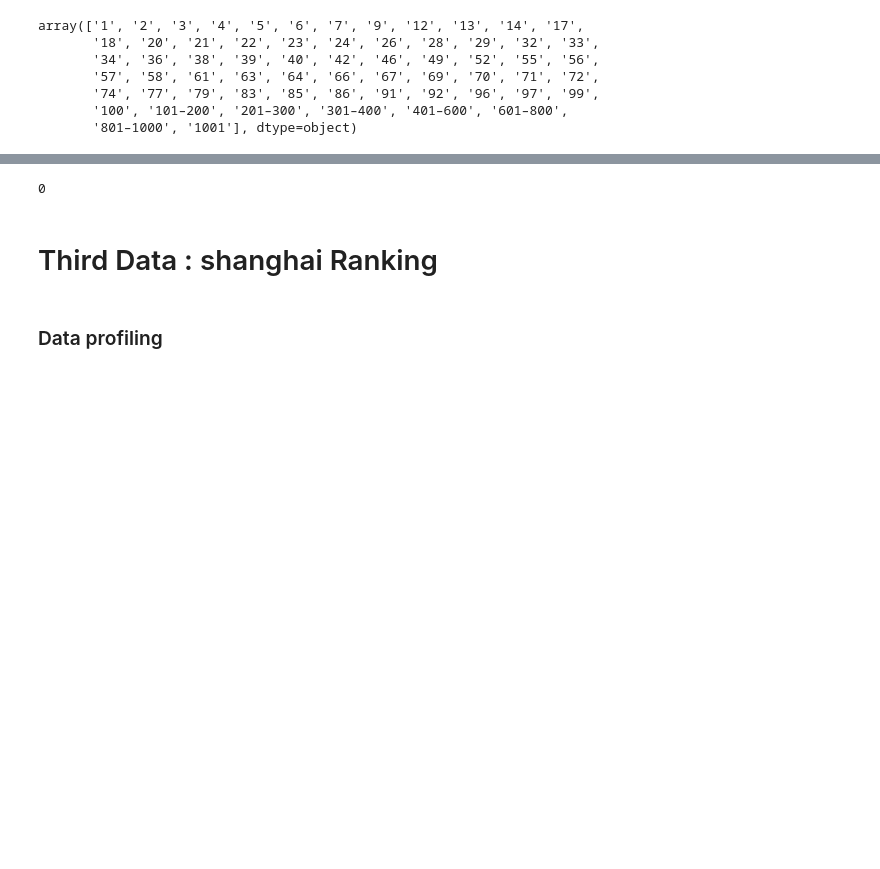
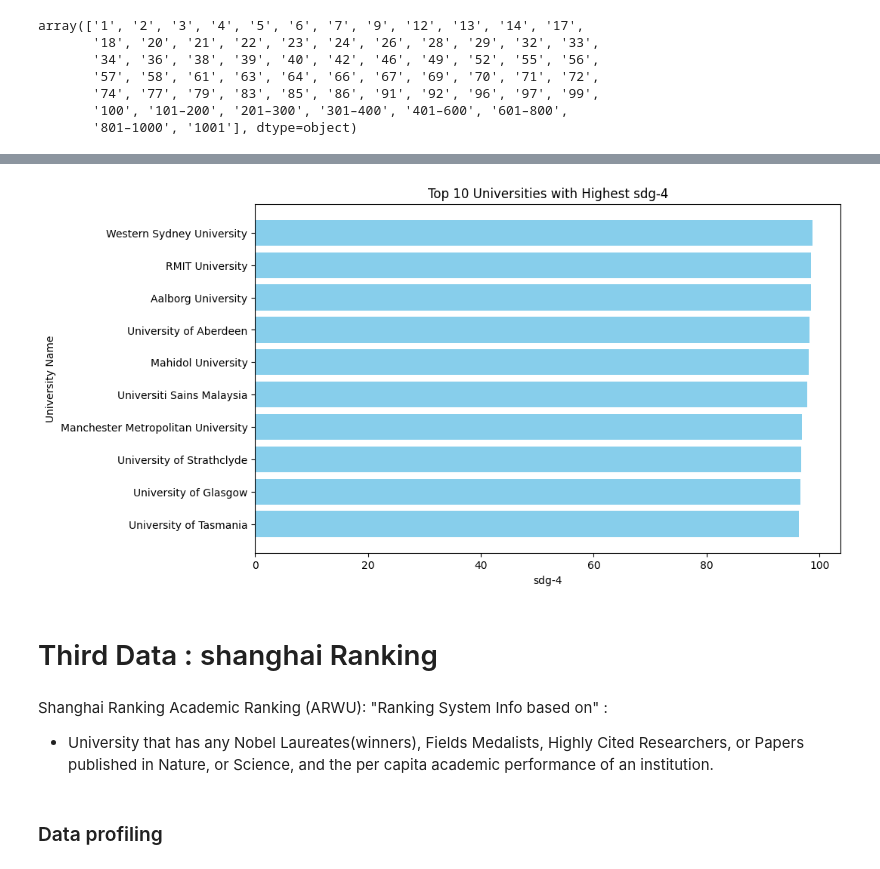
Before and after one commit to raseel4/Data_analysis_project_2, a Jupyter notebook: Project_2.ipynb, the cells around one changed output, grey strips where cells are left out. Drawn from its saved outputs; the diff is of its cells as text; code cells hidden in the pictures; blank space fills up the shorter version.

```diff
--- a/Project_2.ipynb
+++ b/Project_2.ipynb
@@ -606,0 +970,9 @@ memory usage: 273.6+ KB
+# %%
+# Calculate the correlation coefficient
+df_THE['new sdg-4'] = pd.to_numeric(df_THE['new sdg-4'], errors='coerce')
+
+correlation = df_THE['New Score'].corr(df_THE['new sdg-4'])
+
+# Plotting
+fig = px.scatter(df_THE, x='New Score', y='new sdg-4', title=f'Correlation: {correlation}')
+fig.show()
@@ -837,8 +997,27 @@ df_THE.loc[df_THE['University Name '].isin(universities_with_locations.keys()),
-# %%
-df_THE['Location'].isnull().sum()
-# %% [output]
-0
+# %%
+df_THE['new sdg-4'] = pd.to_numeric(df_THE['new sdg-4'], errors='coerce')
+
+# Sort the DataFrame by 'new sdg-4' column in descending order
+sorted_df = df_THE.sort_values(by='new sdg-4', ascending=False)
+
+# Get top 10 universities with highest values in 'new sdg-4' column
+top_universities = sorted_df.head(10)  # No need to select specific columns here
+
+# Plot the data
+plt.figure(figsize=(10, 6))
+plt.barh(top_universities['University Name '], top_universities['new sdg-4'], color='skyblue')
+plt.xlabel('sdg-4')
+plt.ylabel('University Name')
+plt.title('Top 10 Universities with Highest sdg-4')
+plt.gca().invert_yaxis()  # Invert y-axis to display the highest values at the top
+plt.show()
+# %% [output]
+[figure, added]
 # %% [markdown]
 # Third Data : shanghai Ranking
+# %% [markdown]
+Shanghai Ranking Academic Ranking (ARWU): "Ranking System Info based on" :
+
+- University that has any Nobel Laureates(winners), Fields Medalists, Highly Cited Researchers, or Papers published in Nature, or Science, and the per capita academic performance of an institution.
 # %% [markdown]
 ### Data profiling
```
Also changed, not shown: parts of 94 cells of this notebook.
